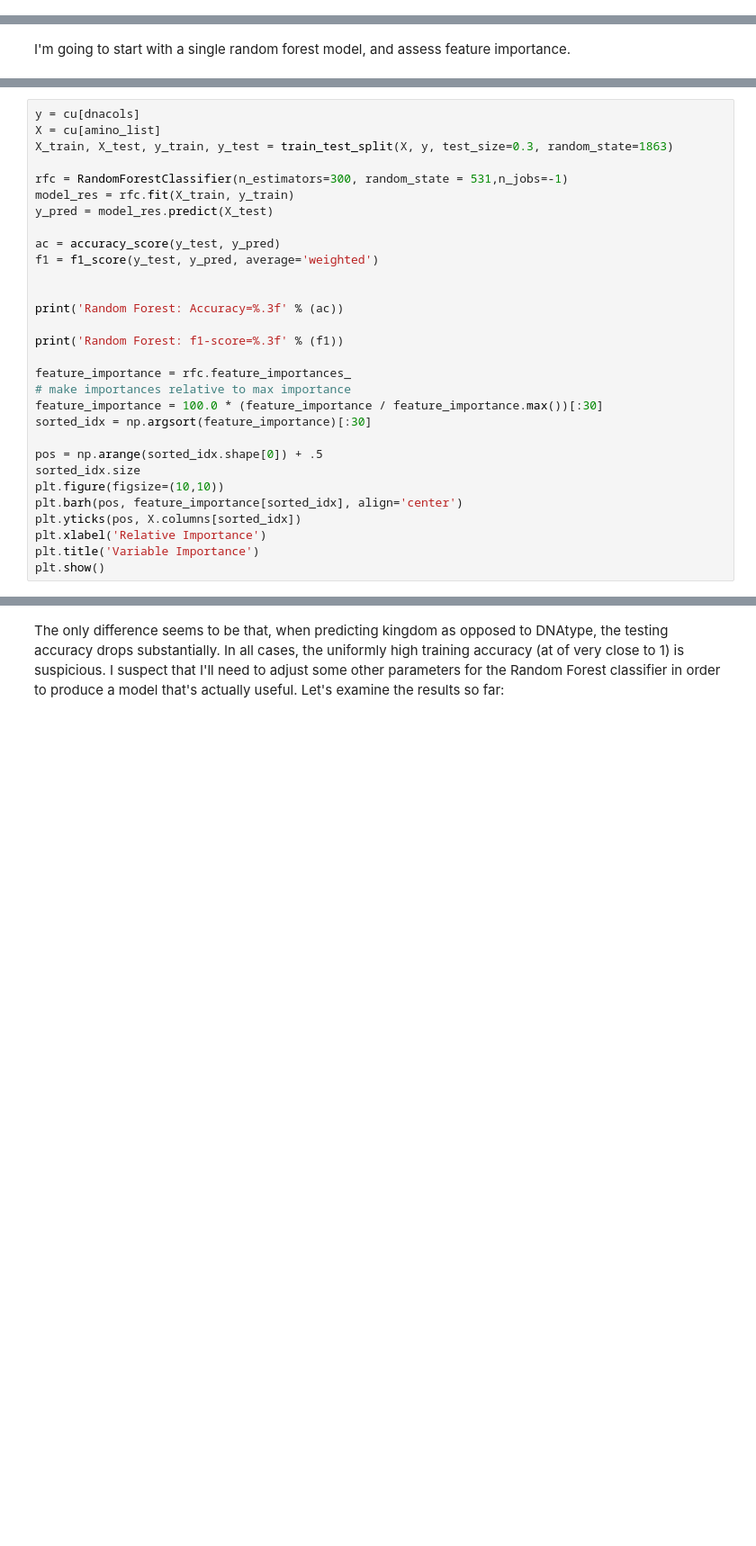
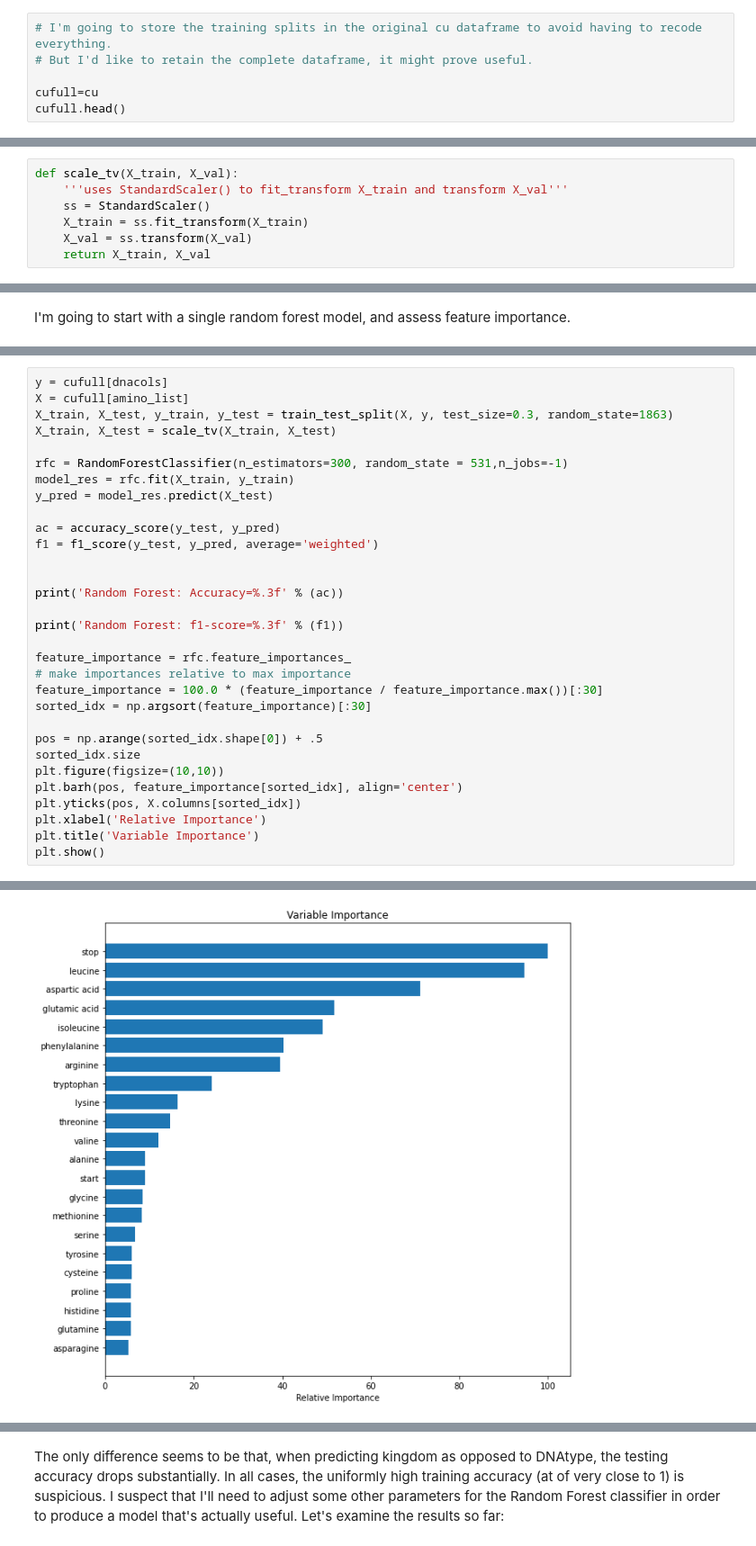
Before and after one commit to skizlik/capstone-2-dna-taxon-prediction, a Jupyter notebook: Capstone 2 Modeling.ipynb, the cells around one changed output, grey strips where cells are left out. Shown: that part at 90% size. Cells and saved outputs as stored; diff of their text form; blank space fills up the shorter version.

```diff
--- a/Capstone 2 Modeling.ipynb
+++ b/Capstone 2 Modeling.ipynb
@@ -152,0 +162,6 @@ If we apply the 'elbow method' as one might in, say, k-means clustering, it sugg
+# %%
+# I'm going to store the training splits in the original cu dataframe to avoid having to recode everything.
+# But I'd like to retain the complete dataframe, it might prove useful.
+
+cufull=cu
+cufull.head()
@@ -157,3 +239,10 @@ K-NN might not be the model type most likely to prove useful, but it has only a
+# %%
+def scale_tv(X_train, X_val):
+    '''uses StandardScaler() to fit_transform X_train and transform X_val'''
+    ss = StandardScaler()
+    X_train = ss.fit_transform(X_train)
+    X_val = ss.transform(X_val)
+    return X_train, X_val
 # %%
 '''It is EXTREMELY PAINFUL to me that it proved necessary to include Xn and yn to represent the NAMES of the
 parameters X and y in the function below.  I looked long and hard and ultimately in vain for a clean, simple way
@@ -328,7 +418,8 @@ plt.show()
 # %%
-y = cu[dnacols]
-X = cu[amino_list]
+y = cufull[dnacols]
+X = cufull[amino_list]
 X_train, X_test, y_train, y_test = train_test_split(X, y, test_size=0.3, random_state=1863)
+X_train, X_test = scale_tv(X_train, X_test)
 
 rfc = RandomForestClassifier(n_estimators=300, random_state = 531,n_jobs=-1)
 model_res = rfc.fit(X_train, y_train)
@@ -355,3 +446,4 @@ plt.yticks(pos, X.columns[sorted_idx])
 plt.xlabel('Relative Importance')
 plt.title('Variable Importance')
 plt.show()
+# %% [output]
@@ -357,0 +452 @@ plt.show()
+[figure, added]
```
Also changed, not shown: parts of 60 cells of this notebook.
